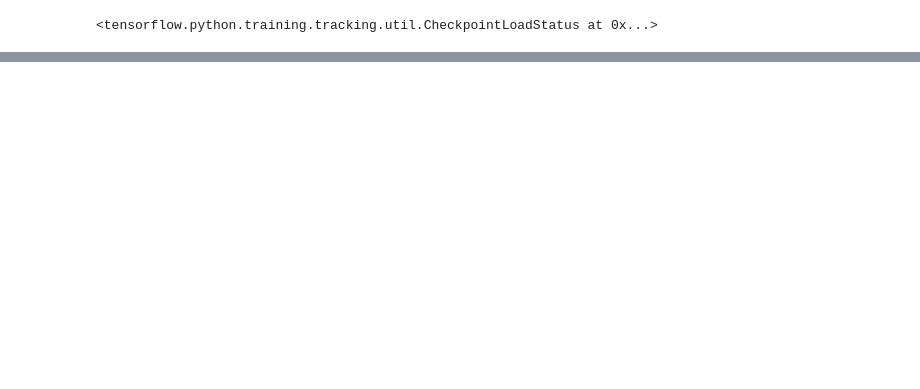
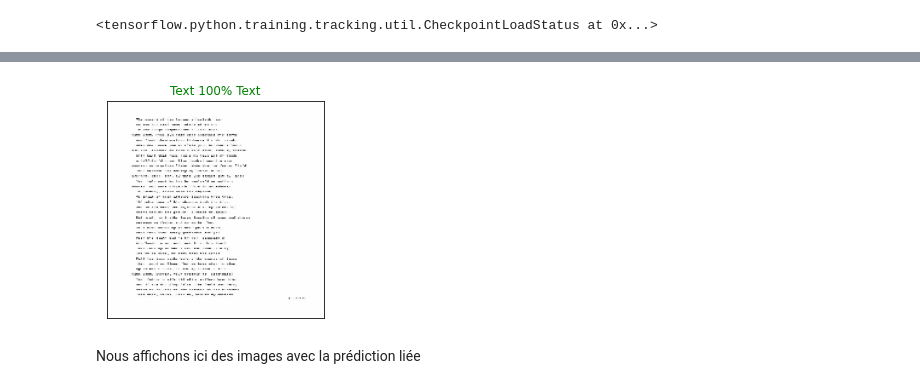
Before and after one commit to km229/leyenda_project, a Jupyter notebook: L1.ipynb, the cells around one changed output, grey strips where cells are left out. Cells and saved outputs as stored; diff of their text form; code cells hidden in the pictures; blank space fills up the shorter version.

```diff
--- a/L1.ipynb
+++ b/L1.ipynb
@@ -22,3 +33,3 @@ from tensorflow.keras.models import Sequential
 # %%
 folder = pathlib.Path().resolve()
-data_dir = str(folder / "data")
+data_dir = str(folder / "Données")
@@ -242,8 +310,10 @@ def plot_pred(prediction_probabilities, labels, images, n=1):
 # %%
 plot_pred(prediction_probabilities=predictions,
           labels=unique_labels[val_labels],
           images=val_images,
-          n=457)
+          n=17)
+# %% [output]
+[figure, added]
 # %%
 def plot_pred_conf(prediction_probabilities, labels, n=1):
   """
@@ -274,6 +344,8 @@ def plot_pred_conf(prediction_probabilities, labels, n=1):
     top_plot[np.argmax(top_10_pred_labels == true_label)].set_color("green")
   else:
     pass
+# %% [markdown]
+Nous affichons ici des images avec la prédiction liée
 # %%
 # Let's check out a few predictions and their different values
 i_multiplier = 20
```
Also changed, not shown: parts of 39 cells of this notebook.
